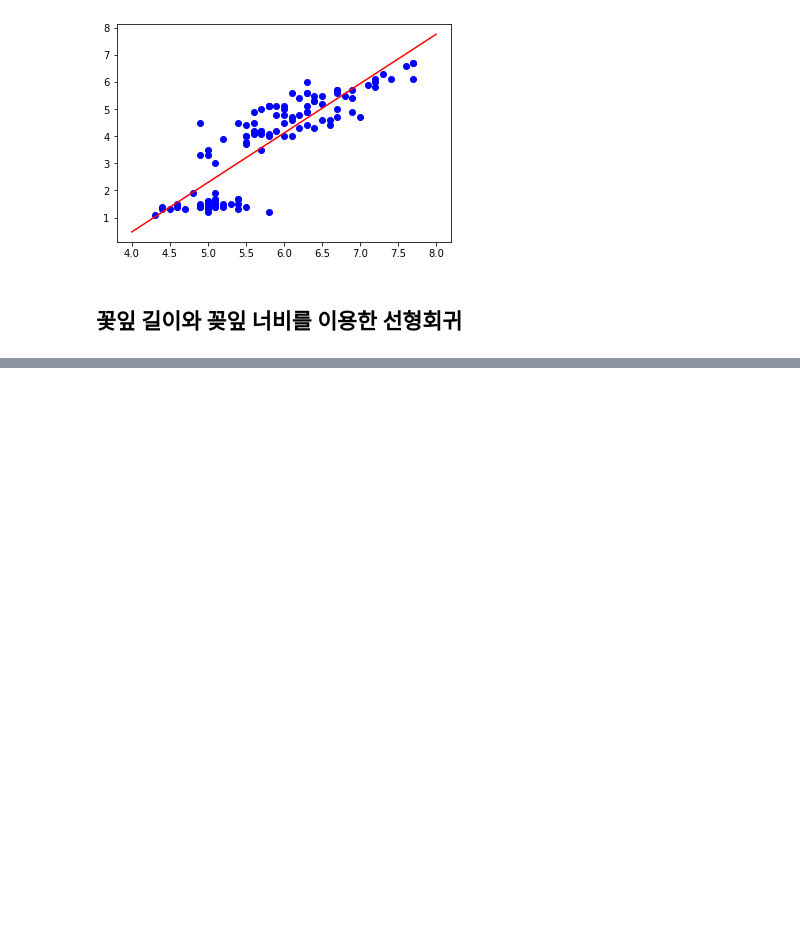
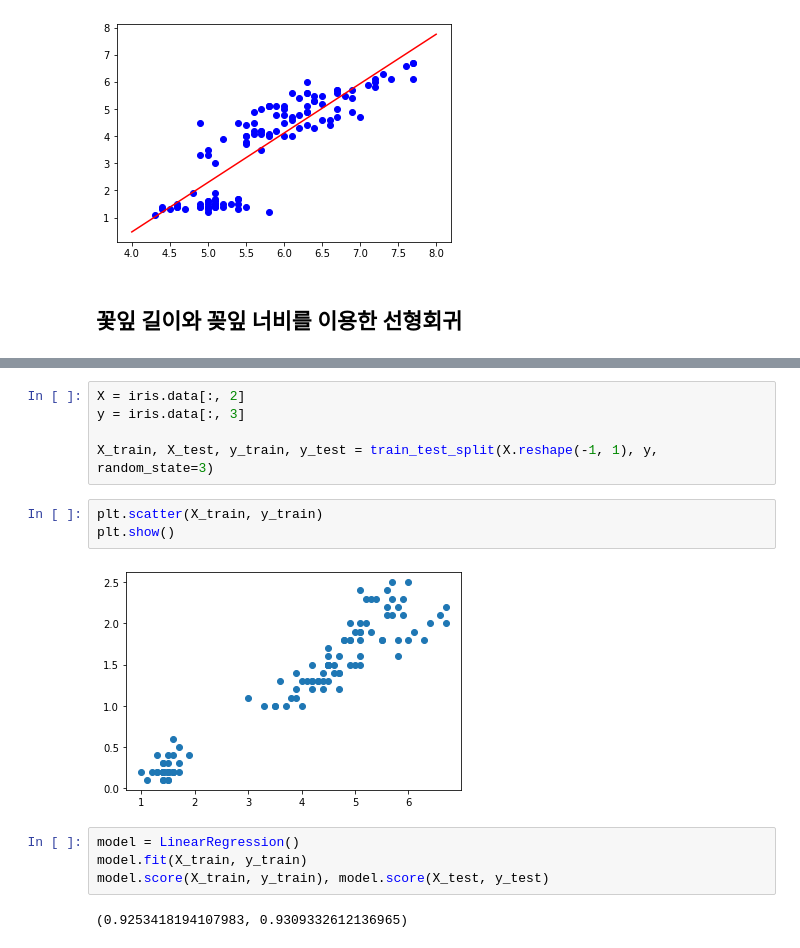
Before and after one commit to Lagom92/study-in-school, a Jupyter notebook: ML/0727_다항회귀.ipynb, the cells around one changed output, grey strips where cells are left out. Drawn from its saved outputs; the diff is of its cells as text; blank space fills up the shorter version.

```diff
--- a/ML/0727_다항회귀.ipynb
+++ b/ML/0727_다항회귀.ipynb
@@ -262,0 +290,16 @@ plt.show()
+# %%
+X = iris.data[:, 2]
+y = iris.data[:, 3]
+
+X_train, X_test, y_train, y_test = train_test_split(X.reshape(-1, 1), y, random_state=3)
+# %%
+plt.scatter(X_train, y_train)
+plt.show()
+# %% [output]
+[figure, added]
+# %%
+model = LinearRegression()
+model.fit(X_train, y_train)
+model.score(X_train, y_train), model.score(X_test, y_test)
+# %% [output]
+(0.9253418194107983, 0.9309332612136965)
```
Also changed, not shown: parts of 7 cells of this notebook.
